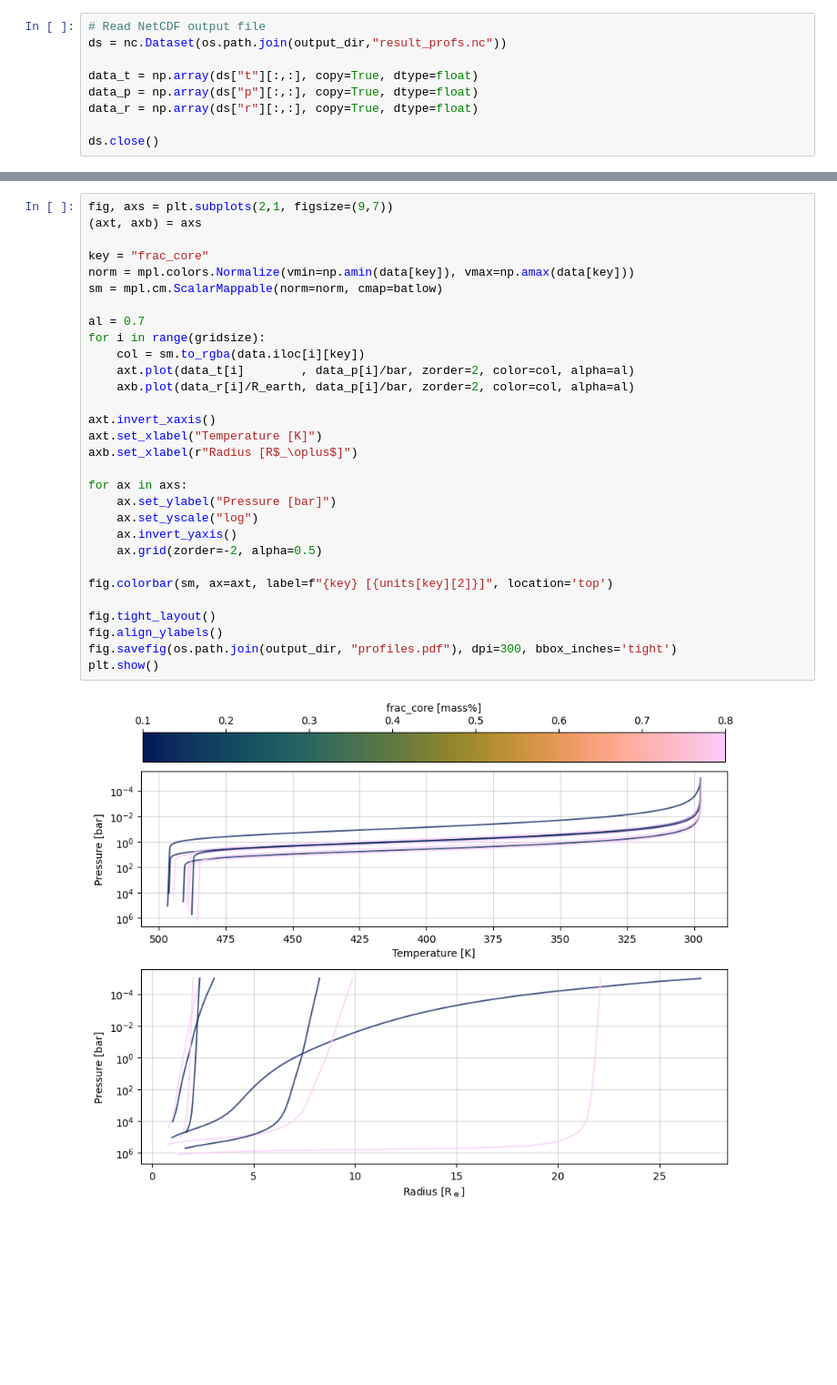
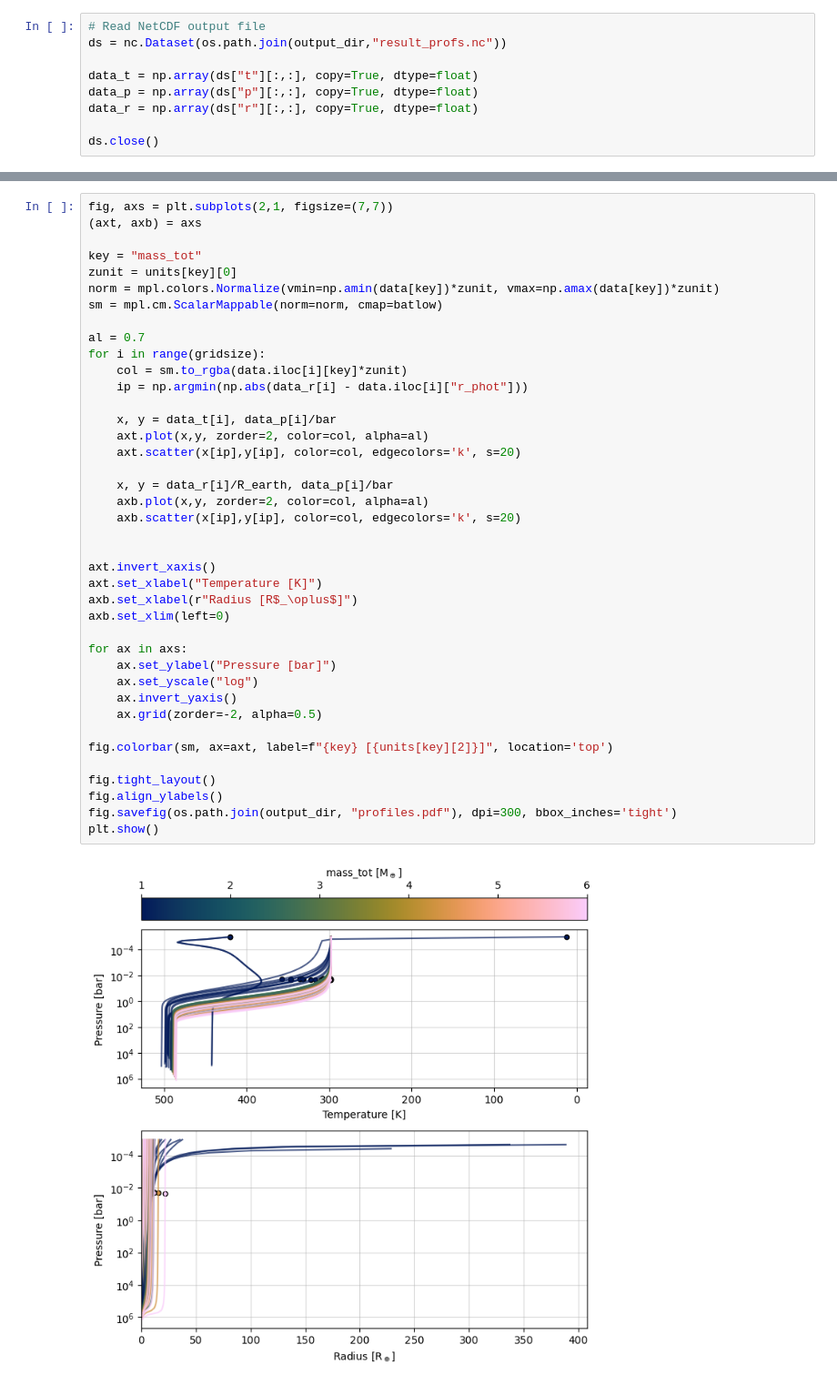
Before and after one commit to nichollsh/AGNI, a Jupyter notebook: misc/grid_plot.ipynb, the cells around one changed output, grey strips where cells are left out. Shown at 91% size. Drawn from its saved outputs; the diff is of its cells as text; blank space fills up the shorter version.

Commit message:
Store grid exit status. Plots

```diff
--- a/misc/grid_plot.ipynb
+++ b/misc/grid_plot.ipynb
@@ -127,32 +135,42 @@ plt.show()
 # %%
-fig, axs = plt.subplots(2,1, figsize=(9,7))
+fig, axs = plt.subplots(2,1, figsize=(7,7))
 (axt, axb) = axs
 
-key = "frac_core"
-norm = mpl.colors.Normalize(vmin=np.amin(data[key]), vmax=np.amax(data[key]))
+key = "mass_tot"
+zunit = units[key][0]
+norm = mpl.colors.Normalize(vmin=np.amin(data[key])*zunit, vmax=np.amax(data[key])*zunit)
 sm = mpl.cm.ScalarMappable(norm=norm, cmap=batlow)
 
 al = 0.7
 for i in range(gridsize):
-    col = sm.to_rgba(data.iloc[i][key])
-    axt.plot(data_t[i]        , data_p[i]/bar, zorder=2, color=col, alpha=al)
-    axb.plot(data_r[i]/R_earth, data_p[i]/bar, zorder=2, color=col, alpha=al)
+    col = sm.to_rgba(data.iloc[i][key]*zunit)
+    ip = np.argmin(np.abs(data_r[i] - data.iloc[i]["r_phot"]))
+
+    x, y = data_t[i], data_p[i]/bar
+    axt.plot(x,y, zorder=2, color=col, alpha=al)
+    axt.scatter(x[ip],y[ip], color=col, edgecolors='k', s=20)
+
+    x, y = data_r[i]/R_earth, data_p[i]/bar
+    axb.plot(x,y, zorder=2, color=col, alpha=al)
+    axb.scatter(x[ip],y[ip], color=col, edgecolors='k', s=20)
+
 
 axt.invert_xaxis()
 axt.set_xlabel("Temperature [K]")
 axb.set_xlabel(r"Radius [R$_\oplus$]")
+axb.set_xlim(left=0)
 
 for ax in axs:
     ax.set_ylabel("Pressure [bar]")
     ax.set_yscale("log")
     ax.invert_yaxis()
     ax.grid(zorder=-2, alpha=0.5)
 
 fig.colorbar(sm, ax=axt, label=f"{key} [{units[key][2]}]", location='top')
 
 fig.tight_layout()
 fig.align_ylabels()
 fig.savefig(os.path.join(output_dir, "profiles.pdf"), dpi=300, bbox_inches='tight')
 plt.show()
 # %% [output]
-[figure, old version]
+[figure, new version]
```
Also changed, not shown: parts of 4 cells of this notebook, 1 other file.
